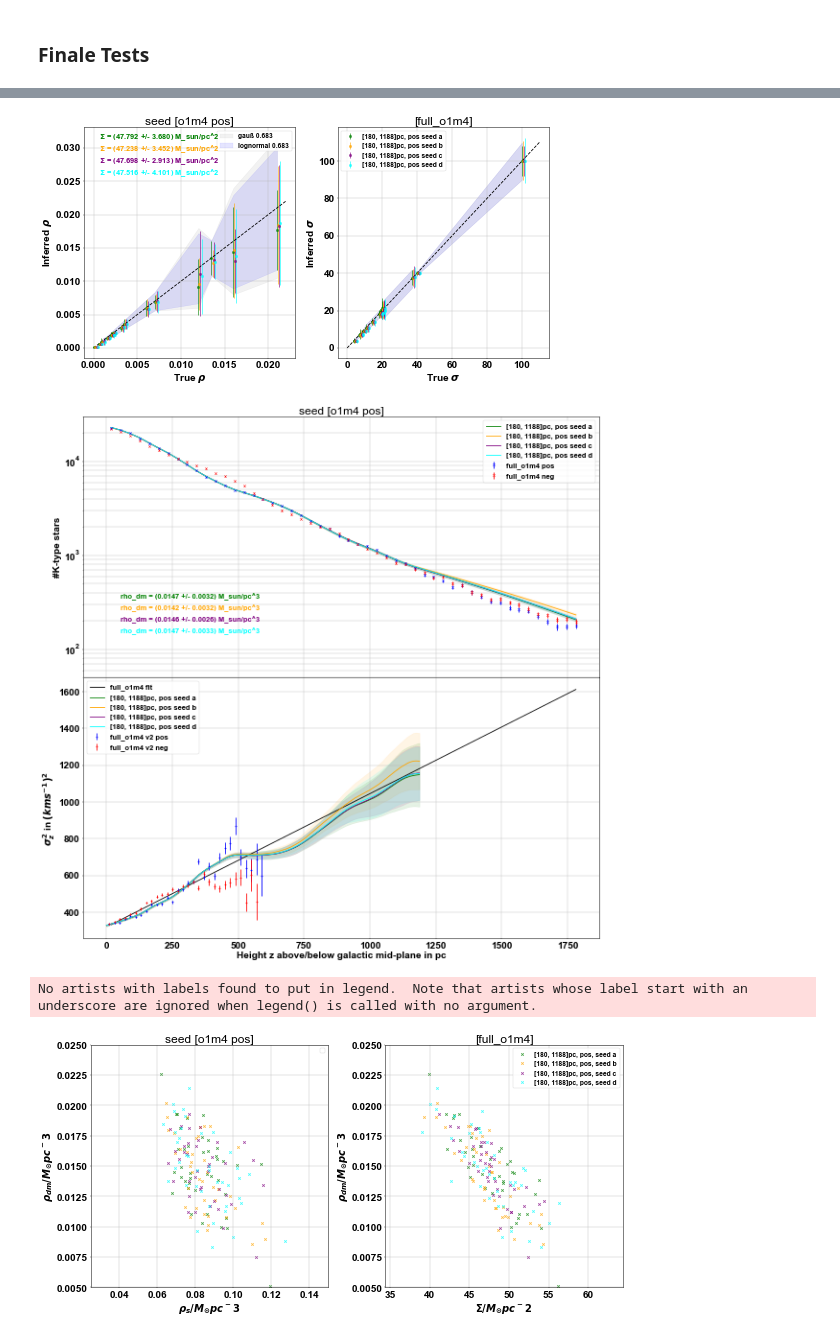
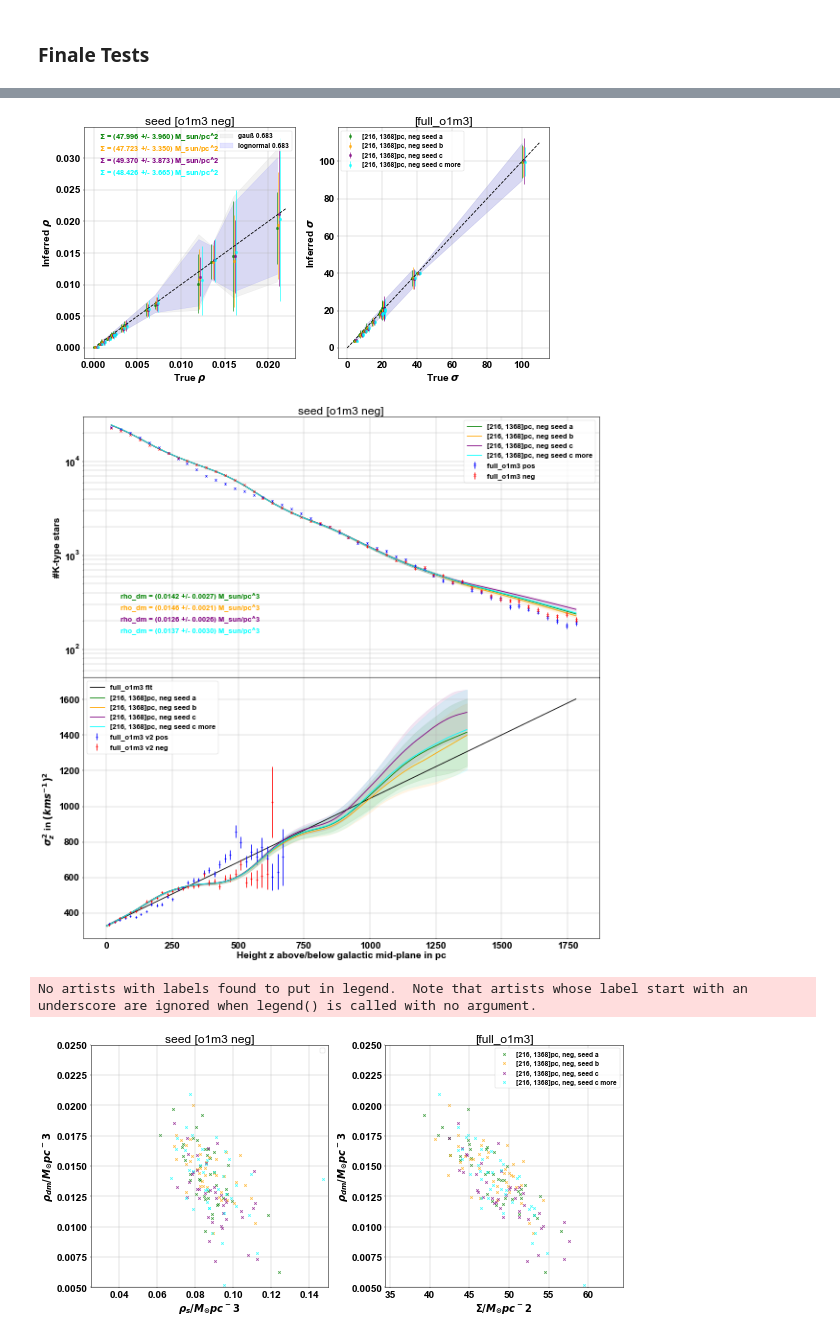
Before and after one commit to rubba0220/Bachelorarbeit, a Jupyter notebook: real data for Paper/eval_colour.ipynb, the cells around one changed output, grey strips where cells are left out. Drawn from its saved outputs; the diff is of its cells as text; code cells hidden in the pictures.

```diff
--- a/real data for Paper/eval_colour.ipynb
+++ b/real data for Paper/eval_colour.ipynb
@@ -394,8 +365,7 @@ No artists with labels found to put in legend.  Note that artists whose label st
-# %%
-complete('full_o1m4', [[180, 1188, 'pos', 'f42it100', 'seed a'], [180, 1188, 'pos', 'f80it100', 'seed b'], [180, 1188, 'pos', 'f10it100', 'seed c'], [180, 1188, 'pos', 'ff689', 'seed d']], title='seed [o1m4 pos]')
-# [180, 1188, 'pos', 'f689'], [180, 1188, 'pos', 'f80'], [180, 1188, 'pos', 'ff80'], [180, 1188, 'pos', 'f42'], [180, 1188, 'pos', 'f10'], , [180, 1188, 'pos', 'ff42it70']
-# %% [output]
-[figure, removed]
-[figure, removed]
-No artists with labels found to put in legend.  Note that artists whose label start with an underscore are ignored when legend() is called with no argument.
-[figure, removed]
+# %%
+complete('full_o1m3', [[216, 1368, 'neg', 'f42it30', 'seed a'], [216, 1368, 'neg', 'f45it30', 'seed b'], [216, 1368, 'neg', 'f10it30', 'seed c'], [216, 1368, 'neg', 'f10it50', 'seed c more']], title='seed [o1m3 neg]')
+# %% [output]
+[figure, added]
+[figure, added]
+No artists with labels found to put in legend.  Note that artists whose label start with an underscore are ignored when legend() is called with no argument.
+[figure, added]
```
Also changed, not shown: parts of 12 cells of this notebook, 12 other files.
